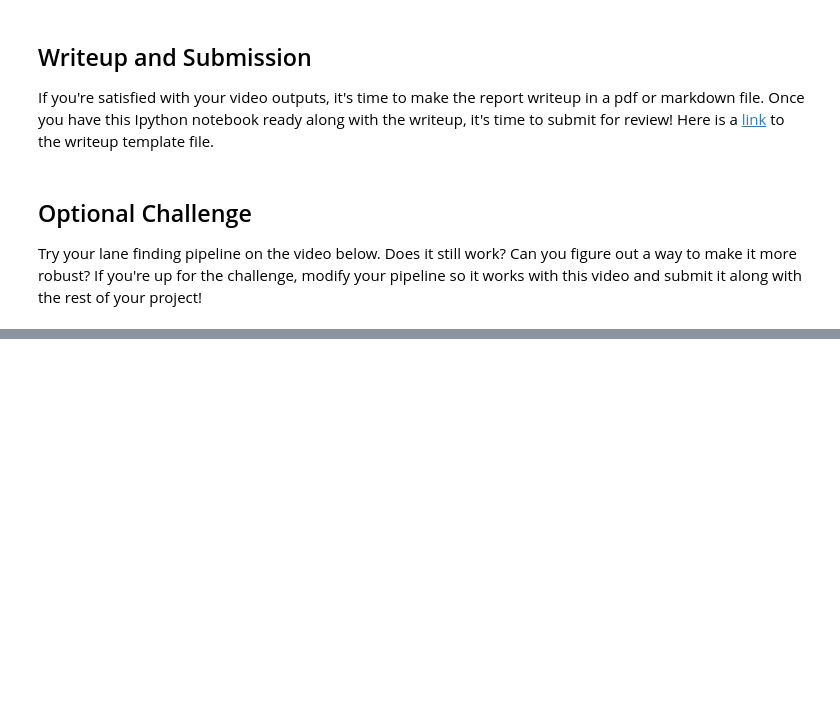
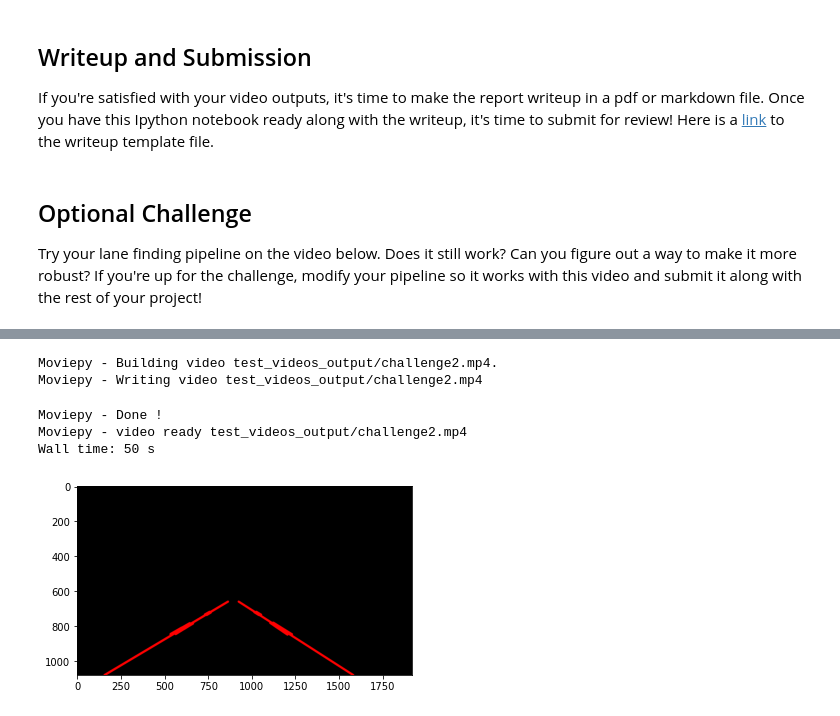
Before and after one commit to Lucashien/CarND-Project-1---Finding-Lane-Line, a Jupyter notebook: P1.ipynb, the cells around one changed output, grey strips where cells are left out. Saved outputs shown, nothing was run; the diff lists cells and outputs as text; code cells hidden in the pictures; blank space fills up the shorter version.

```diff
--- a/P1.ipynb
+++ b/P1.ipynb
@@ -434,3 +434,53 @@ HTML("""
 """.format(challenge_output))
 # %% [output]
 [interactive output not drawn]
+# %%
+def challenge_image2(image):
+    # NOTE: The output you return should be a color image (3 channel) for processing video below
+    # TODO: put your pipeline here,
+    # you should return the fMinal output (image where lines are drawn on lanes)
+    # grayscale the image
+    # gray = grayscale(image)
+
+    # gaussian blur
+    blur_gray = gaussian_blur(image,15)
+    # plt.imshow(blur_gray)
+    # canny edge detection
+    edges = canny(blur_gray, 40, 150) #canny(img, low_threshold, high_threshold)
+    # plt.imshow(edges)
+    # create region of interest
+    imshape = image.shape
+    vertices = np.array([[(50,1000), (1500, 1000), (900, 620),
+                        (1000, 620)]], dtype=np.int32)  # 建立陣列
+    masked_edges = region_of_interest(edges, vertices)
+    # return masked_edges
+
+    # hough tranform
+    # hough_lines(img, rho, theta, threshold, min_line_len, max_line_gap):
+    line_image = hough_lines(masked_edges, 0.8, np.pi/180, 30, 22, 1,660)
+    plt.imshow(line_image)
+    # return line_image
+    # draw lines
+    lines_edges = weighted_img(line_image, image)
+
+    return lines_edges
+
+    # return result
+
+## challenge image test
+image = mpimg.imread('test_images/challenge2_Moment.jpg')
+# challenge_image(image)
+plt.imshow(challenge_image2(image))
+
+challenge_output2 = 'test_videos_output/challenge2.mp4'
+# clip4 = VideoFileClip('test_videos/challenge2.mp4').subclip(0,3)
+clip4 = VideoFileClip('test_videos/challenge2.mp4')
+challenge_clip = clip4.fl_image(challenge_image2)
+%time challenge_clip.write_videofile(challenge_output2, audio=False)
+# %% [output]
+Moviepy - Building video test_videos_output/challenge2.mp4.
+Moviepy - Writing video test_videos_output/challenge2.mp4
+Moviepy - Done !
+Moviepy - video ready test_videos_output/challenge2.mp4
+Wall time: 50 s
+[figure, added]
```
Also changed, not shown: parts of 5 cells of this notebook, 5 other files.
